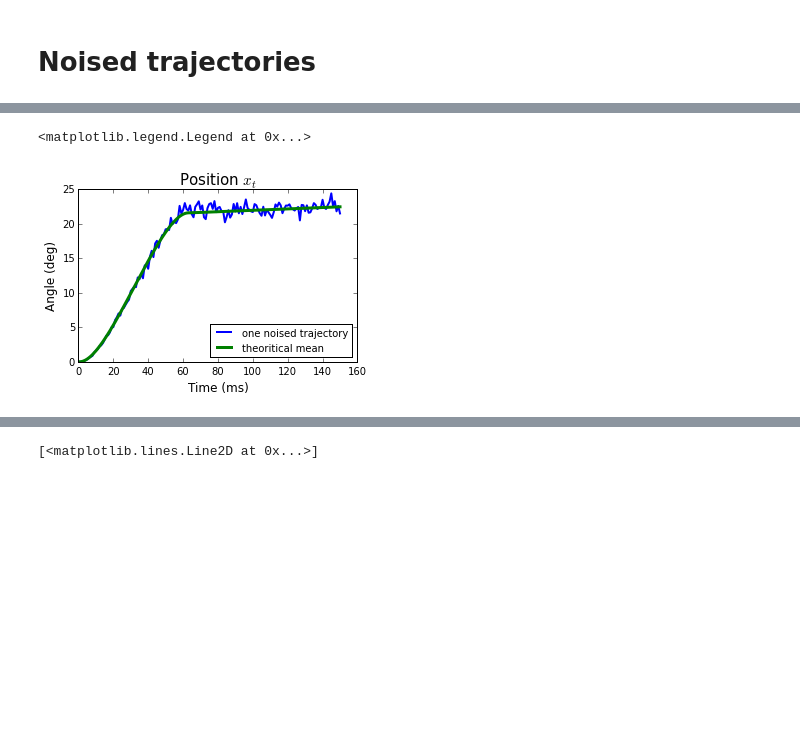
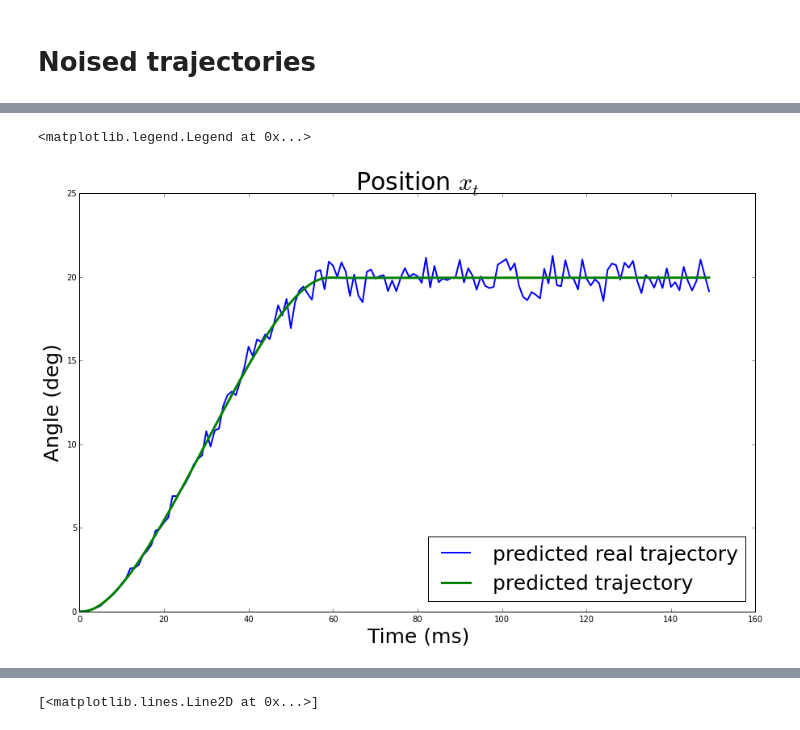
Before and after one commit to AnaideT/OptimalPrecision, a Jupyter notebook: 2017-07-13 Noised trajectories.ipynb, the cells around one changed output, grey strips where cells are left out. Drawn from its saved outputs; the diff is of its cells as text; code cells hidden in the pictures; blank space fills up the shorter version.

```diff
--- a/2017-07-13 Noised trajectories.ipynb
+++ b/2017-07-13 Noised trajectories.ipynb
@@ -10,4 +10,4 @@ from PlotFunctions import plot_signal, plot_position, plot_velocity, plot_varian
 # %%
 import pickle
 import pandas as pd
-record = pd.read_pickle('../2017_OptimalPrecision/DataRecording/dt_0.001/'+'HW_tau=0.013_dt=0.001_tT=0.062_tR=0.088_k=0.05_niter=5000_xT=21_v=10.0.pkl')
+record = pd.read_pickle('../2017_OptimalPrecision/DataRecording/dt_0.001/'+'HW_tau=0.013_dt=0.001_tT=0.043_tR=0.107_k=0.1_niter=5000_xT=10_v=10.0.pkl')
@@ -37,15 +58,15 @@ for i in np.arange(n):
 A[n-1, n-1] = 1-dt/tau
 B[n-1] = dt
 # %%
-t_T = .062# saccade duration
-t_R = .088 # pursuit duration
+t_T = .059# saccade duration
+t_R = .091 # pursuit duration
 T = int(np.round(t_T/dt))
 R = int(np.round(t_R/dt))
 time = np.linspace(0, t_T+t_R, R+T+1)
 time_ms = time*1000
 x0 = np.zeros(n) # starting point
 xT = np.zeros(n) # ending point
-xT[0] = 21
+xT[0] = 20
 x0[0] = 0
 #v = 10*np.cos(20*np.pi*time) # velocity of the target (deg/s)
 # %%
@@ -106,6 +127,7 @@ def state_vector(u, t):
     else:
         w = np.zeros(len(u))
         for i in np.arange(t):
-            w[i] = alea.normal(0,np.sqrt(k*(u[i])**2))
+            if u[i] != 0:
+                w[i] = alea.normal(0,np.sqrt(k*(u[i])**2))
         return (ci[:,0:t]*np.flipud(u[0:t]+w[0:t])).sum(axis = 1)
 # %%
@@ -190,15 +212,15 @@ ax.legend(loc='upper right',prop={'size':10})
 # %%
-fig_width = 5
+fig_width = 15
 fig, ax = plt.subplots(1, 1, figsize=(fig_width, fig_width/1.618))
-ax.plot(poss[0], lw=2,label='one noised trajectory')
-ax.plot(pos1,lw=3,label='theoritical mean')
-ax.set_title(r'Position $x_t$', fontsize = 15)
-ax.set_xlabel('Time (ms)', fontsize=12)
-ax.set_ylabel('Angle (deg)', fontsize=12)
-ax.legend(loc='lower right',prop={'size':10})
+ax.plot(poss[0], lw=2,label='predicted real trajectory')
+ax.plot(pos1,lw=3,label='predicted trajectory')
+ax.set_title(r'Position $x_t$', fontsize = 30)
+ax.set_xlabel('Time (ms)', fontsize=25)
+ax.set_ylabel('Angle (deg)', fontsize=25)
+ax.legend(loc='lower right',prop={'size':25})
 # %% [output]
 <matplotlib.legend.Legend at 0x...>
-[figure, old version]
+[figure, new version]
 # %%
 fig_width = 15
 fig, ax = plt.subplots(1, 1, figsize=(fig_width, fig_width/1.618))
```
Also changed, not shown: parts of 3 cells of this notebook, 7 other files.
